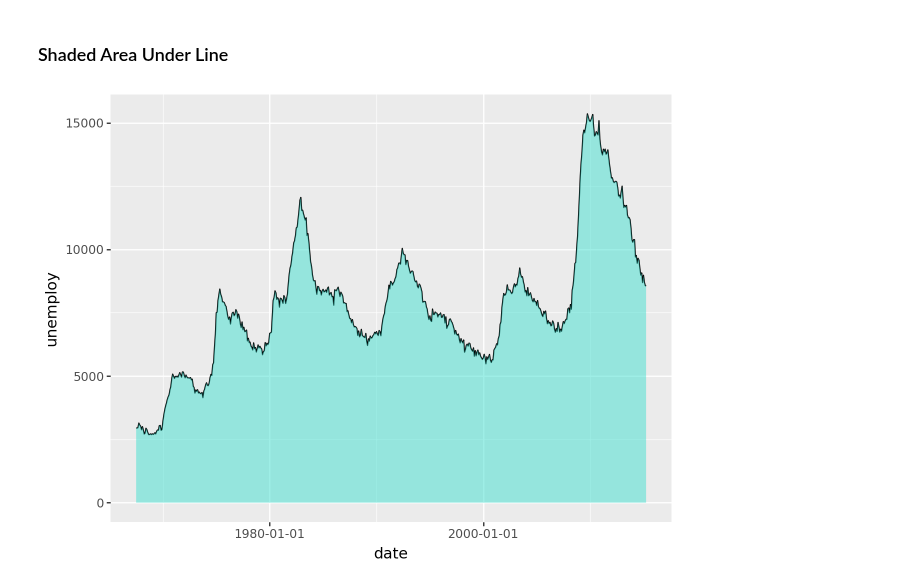
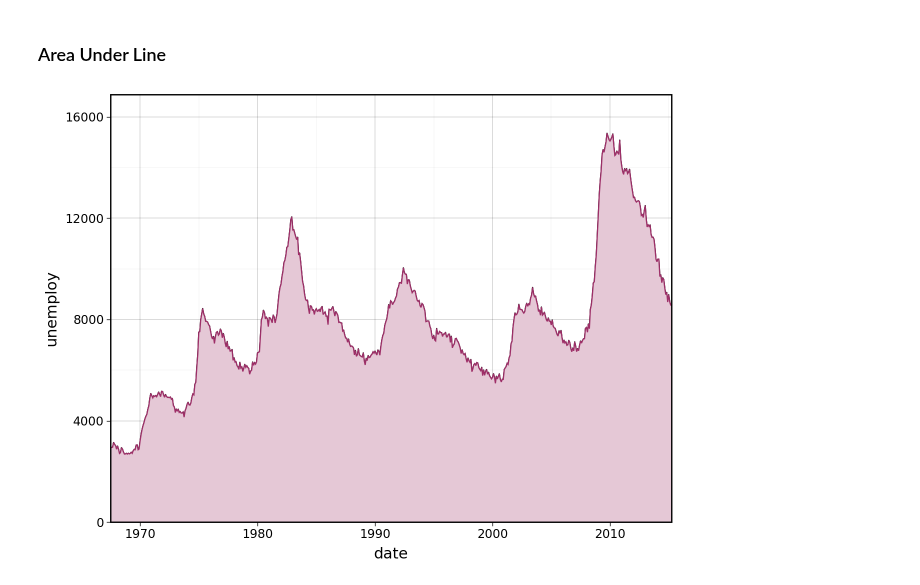
Before and after one commit to has2k1/plotnine-examples, a Jupyter notebook: plotnine_examples/examples/geom_area.ipynb, the cells around one changed output. Cells and saved outputs as stored; diff of their text form; code cells hidden in the pictures.

```diff
--- a/plotnine_examples/examples/geom_area.ipynb
+++ b/plotnine_examples/examples/geom_area.ipynb
@@ -1,14 +1,29 @@
 # %%
-from plotnine import ggplot, aes, geom_area, geom_line
+from plotnine import (
+    ggplot,
+    aes,
+    geom_area,
+    geom_line,
+    scale_x_date,
+    scale_y_continuous,
+    theme_linedraw,
+    theme_set,
+)
 from plotnine.data import economics
+
+# Set default theme
+theme_set(theme_linedraw())
 # %% [markdown]
-### Shaded Area Under Line
+### Area Under Line
 # %%
-# Gallery, lines
+# Gallery, areas
 (
     ggplot(economics, aes(x="date", y="unemploy"))
     + geom_line()
-    + geom_area(fill="turquoise", alpha=0.5)
+    + geom_area(fill="#e5c8d6", color="#9e2f68")
+    + scale_x_date(expand=(0, 0), date_labels="%Y")
+    + scale_y_continuous(expand=(0, 0, 0.1, 0))
+    + theme_linedraw()
 )
 # %% [output]
-[figure, old version]
+[figure, new version]
```
Also changed, not shown: 12 other files.
